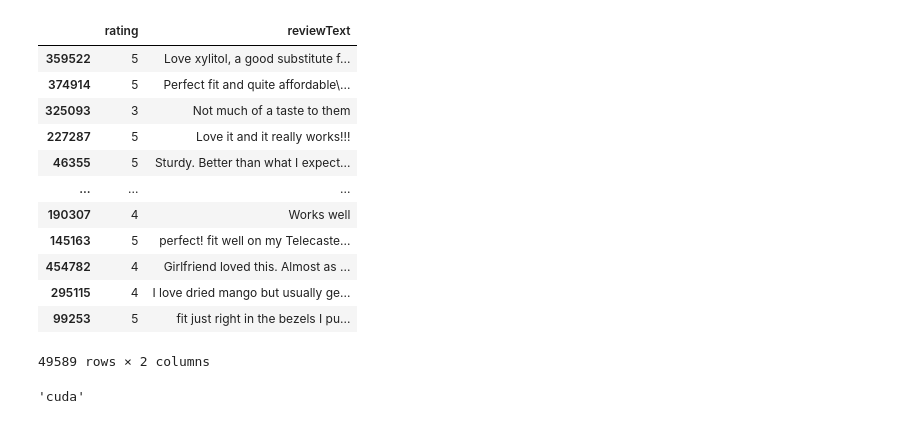
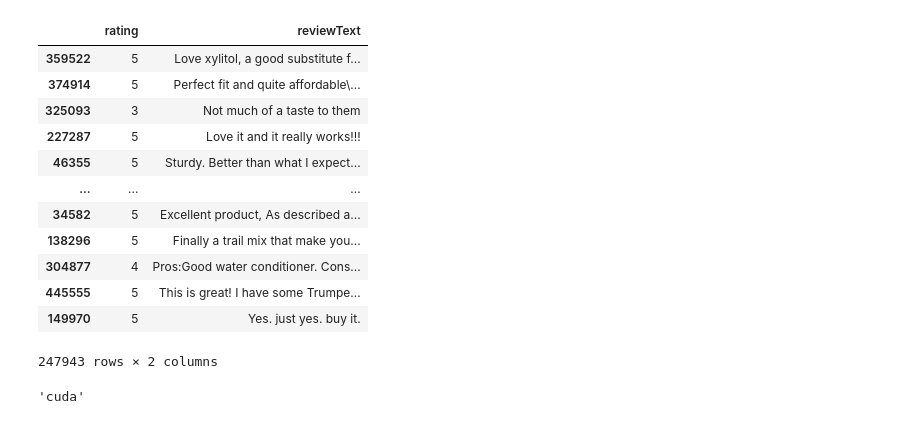
Before and after one commit to konnir/reviews_star_ratings_random_forest_vs_bert, a Jupyter notebook: notebooks/bert_predictor.ipynb, the cells around one changed output. Saved outputs shown, nothing was run; the diff lists cells and outputs as text; code cells hidden in the pictures.

```diff
--- a/notebooks/bert_predictor.ipynb
+++ b/notebooks/bert_predictor.ipynb
@@ -11,22 +11,22 @@ from torch.utils.data import Dataset, DataLoader
 from transformers import AutoTokenizer, BertModel, BertForSequenceClassification
 # %%
 df = pd.read_csv('../data/amazon_reviews_reviewText_ratings.csv')
-mini_df = df.sample(frac=0.1, random_state=42)
+mini_df = df.sample(frac=0.5, random_state=42)
 mini_df
 # %% [output]
 |  | rating | reviewText |
 | 359522 | 5 | Love xylitol, a good substitute f... |
 | 374914 | 5 | Perfect fit and quite affordable\... |
 | 325093 | 3 | Not much of a taste to them |
 | 227287 | 5 | Love it and it really works!!! |
 | 46355 | 5 | Sturdy. Better than what I expect... |
 | ... | ... | ... |
-| 190307 | 4 | Works well |
-| 145163 | 5 | perfect! fit well on my Telecaste... |
-| 454782 | 4 | Girlfriend loved this. Almost as ... |
-| 295115 | 4 | I love dried mango but usually ge... |
-| 99253 | 5 | fit just right in the bezels I pu... |
+| 34582 | 5 | Excellent product, As described a... |
+| 138296 | 5 | Finally a trail mix that make you... |
+| 304877 | 4 | Pros:Good water conditioner. Cons... |
+| 445555 | 5 | This is great! I have some Trumpe... |
+| 149970 | 5 | Yes. just yes. buy it. |
-49589 rows × 2 columns
+247943 rows × 2 columns
 # %%
 # Set up the GPU.
 device = 'cuda' if torch.cuda.is_available() else 'cpu'
```
Also changed, not shown: parts of 7 cells of this notebook, 2 other files.
